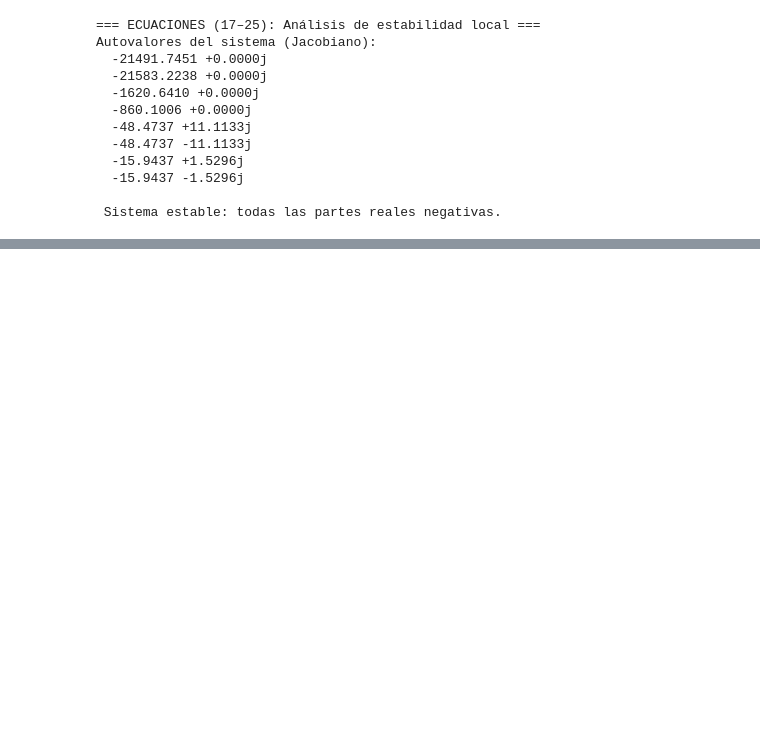
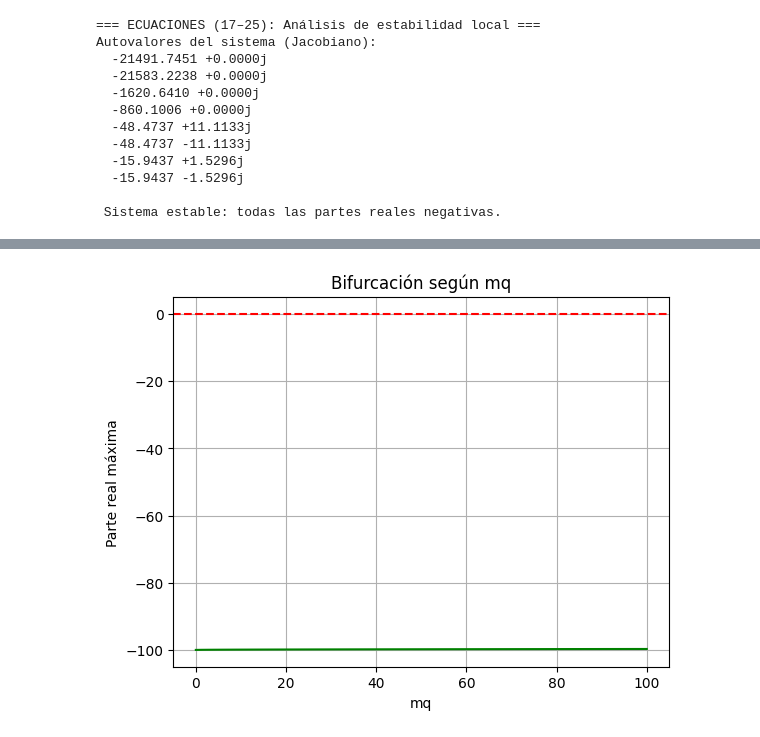
Before and after one commit to Isabela0929/Modelado-y-Simulaci-n, a Jupyter notebook: Bifurcation_analysis_of_the_islanded_micro_grid_with_constant_power_load_ILC.ipynb, the cells around one changed output, grey strips where cells are left out. Cells and saved outputs as stored; diff of their text form; code cells hidden in the pictures; blank space fills up the shorter version.

```diff
--- a/Bifurcation_analysis_of_the_islanded_micro_grid_with_constant_power_load_ILC.ipynb
+++ b/Bifurcation_analysis_of_the_islanded_micro_grid_with_constant_power_load_ILC.ipynb
@@ -364,0 +386,18 @@ KeyError: 'R'
+# %%
+mq_values = np.linspace(1e-4, 100, 80)
+real_mq = []
+
+for mq in mq_values:
+    J = jacobian(f_state, x_state, (mp, mq, Kvp, Kvi))
+    eigvals = np.linalg.eigvals(J)
+    real_mq.append(np.max(np.real(eigvals)))
+
+plt.plot(mq_values, real_mq, 'g')
+plt.axhline(0, color='r', linestyle='--')
+plt.title("Bifurcación según mq")
+plt.xlabel("mq")
+plt.ylabel("Parte real máxima")
+plt.grid(True)
+plt.show()
+# %% [output]
+[figure, added]
```
Also changed, not shown: parts of 6 cells of this notebook.
